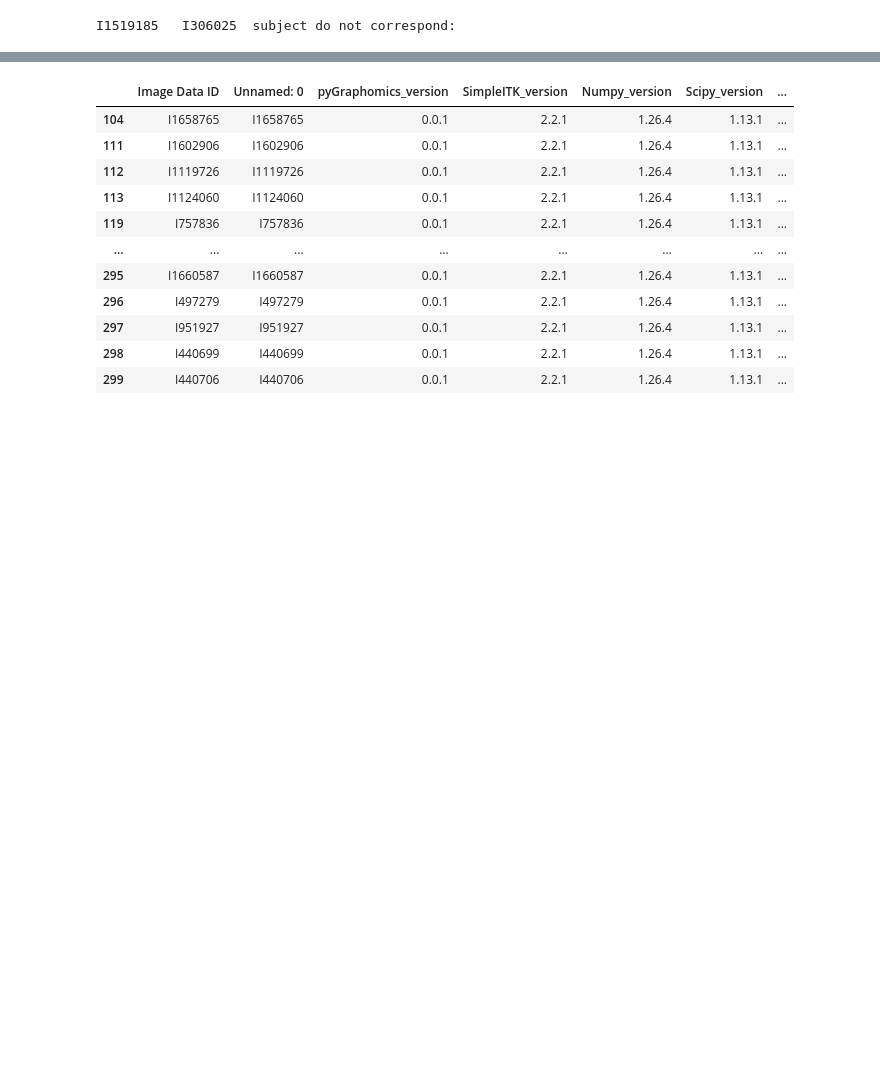
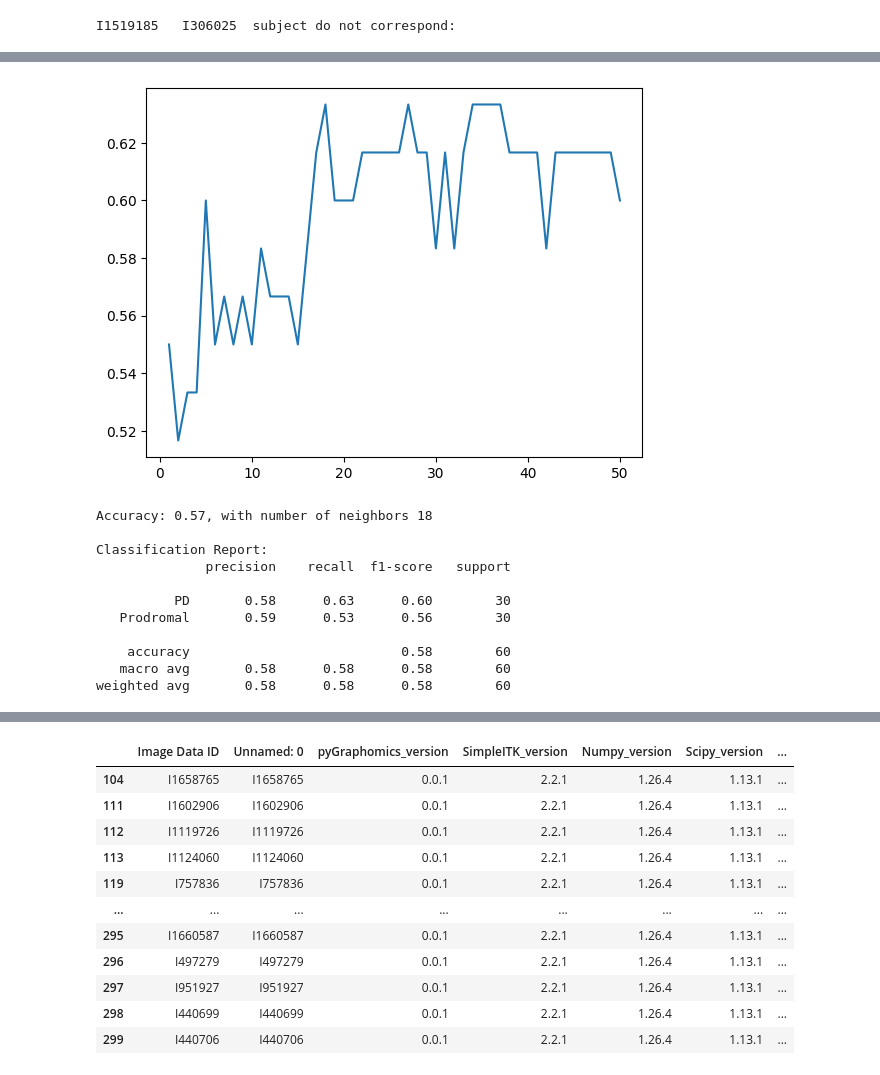
Before and after one commit to DePasquale99/MRI-network, a Jupyter notebook: classification_preprocessing.ipynb, the cells around one changed output, grey strips where cells are left out. Saved outputs shown, nothing was run; the diff lists cells and outputs as text; code cells hidden in the pictures; blank space fills up the shorter version.

Commit message:
Data cleaning and first classification methods

```diff
--- a/classification_preprocessing.ipynb
+++ b/classification_preprocessing.ipynb
@@ -97,0 +275,60 @@ complete_data.to_csv('PR-graphomics/complete_database.csv')
+# %%
+
+
+import numpy as np
+import pandas as pd
+from sklearn.model_selection import train_test_split
+from sklearn.neighbors import KNeighborsClassifier
+from sklearn.metrics import accuracy_score, classification_report
+
+X = pd.DataFrame.copy(reduced_data)
+y = X.pop('Group')
+
+X_train, X_test, y_train, y_test = train_test_split(X, y, test_size=0.4, random_state=42)
+X_test, X_cont, y_test, y_cont = train_test_split(X_test, y_test, test_size=.5, random_state=42)
+# Initialize the KNN classifier with k=5
+nearest_neighbors = np.arange(1, 51)
+accuracies = []
+for nn in nearest_neighbors:
+    knn = KNeighborsClassifier(n_neighbors=nn)
+
+    # Fit the classifier to the training data
+    knn.fit(X_train, y_train)
+
+    # Predict the labels of the test set
+    y_pred = knn.predict(X_test)
+
+    # Calculate accuracy and print a classification report
+    accuracy = accuracy_score(y_test, y_pred)
+    accuracies.append(accuracy)
+    #print(f"Accuracy: {accuracy:.2f}, with number of neighbors {nn}")
+
+#shows the results of spanning the various values of nn
+plt.plot(nearest_neighbors, accuracies)
+plt.show()
+
+nn = nearest_neighbors[np.argmax(np.array(accuracies))]
+knn = KNeighborsClassifier(n_neighbors=nn)
+knn.fit(X_train, y_train)
+
+y_pred = knn.predict(X_cont)
+
+accuracy = accuracy_score(y_cont, y_pred)
+print(f"Accuracy: {accuracy:.2f}, with number of neighbors {nn}")
+
+
+print("\nClassification Report:")
+print(classification_report(y_test, y_pred))
+# %% [output]
+[figure, added]
+Accuracy: 0.57, with number of neighbors 18
+
+Classification Report:
+              precision    recall  f1-score   support
+
+          PD       0.58      0.63      0.60        30
+   Prodromal       0.59      0.53      0.56        30
+
+    accuracy                           0.58        60
+   macro avg       0.58      0.58      0.58        60
+weighted avg       0.58      0.58      0.58        60
```
Also changed, not shown: parts of 11 cells of this notebook.
